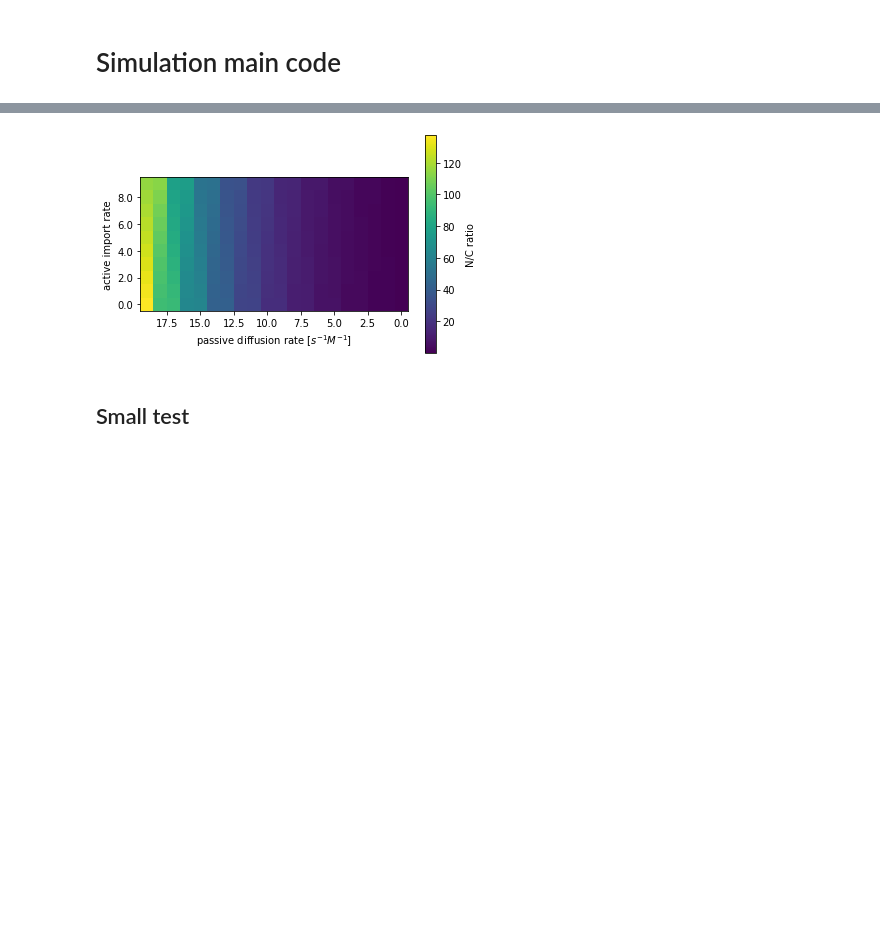
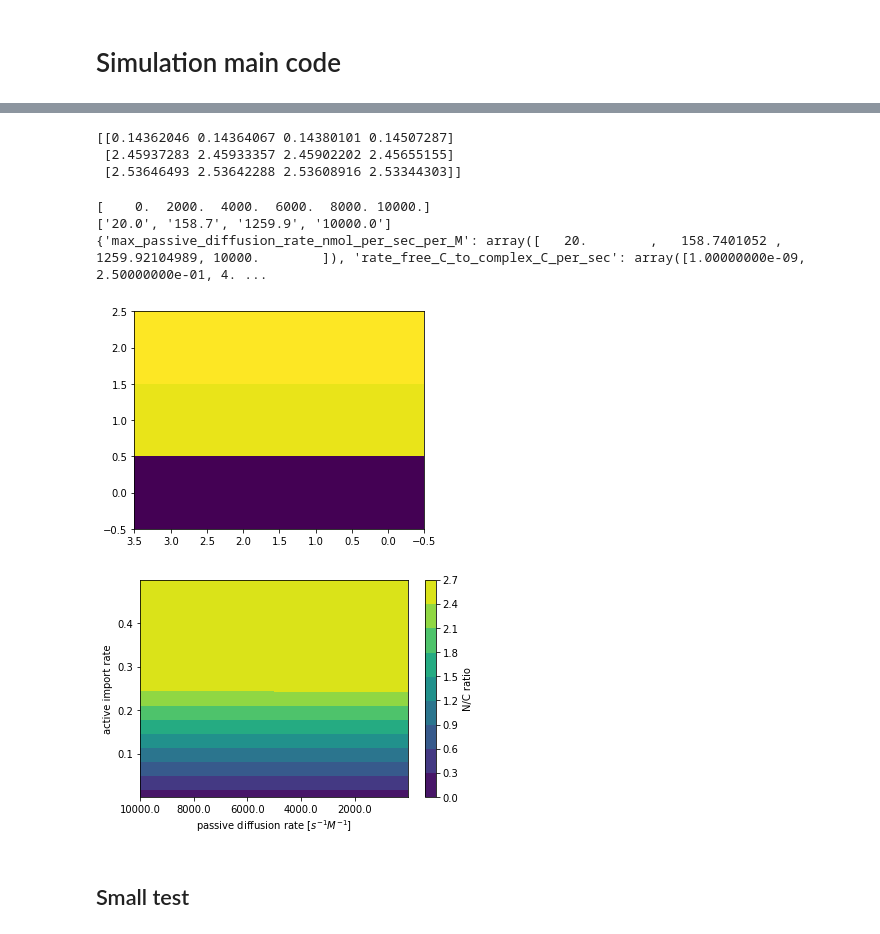
Before and after one commit to ravehlab/npctransport_kinetic, a Jupyter notebook: NPC_FLIP_simulations.ipynb, the cells around one changed output, grey strips where cells are left out. Saved outputs shown, nothing was run; the diff lists cells and outputs as text; code cells hidden in the pictures; blank space fills up the shorter version.

```diff
--- a/NPC_FLIP_simulations.ipynb
+++ b/NPC_FLIP_simulations.ipynb
@@ -813,6 +818,8 @@ def get_N_to_C_ratios(stats_grids, v_N_L, v_C_L):
     nCs= stats_grids["complexL_C"]+stats_grids["freeL_C"]+stats_grids["complexU_C"]+stats_grids["freeU_C"]
     ratios= (nNs/v_N_L) / (nCs/v_C_L)
     return ratios
-ratios= get_N_to_C_ratios(stats_grids,
-                          v_N_L= ts.get_v_N_L(),
-                          v_C_L= ts.get_v_C_L())
+
+param_range, stats_grids= map_param_grid(nx= 4,
+                                        ny= 3,
+                                        is_reset=True,
+                                        equilibration_time_sec= 300.0)
@@ -819,25 +842,51 @@ ratios= get_N_to_C_ratios(stats_grids,
+# %%
+ratios= get_N_to_C_ratios(stats_grids,
+                          v_N_L= ts.get_v_N_L(),
+                          v_C_L= ts.get_v_C_L())
+print(ratios)
+# %% [output]
+[[0.14362046 0.14364067 0.14380101 0.14507287]
+ [2.45937283 2.45933357 2.45902202 2.45655155]
+ [2.53646493 2.53642288 2.53608916 2.53344303]]
 # %%
 import matplotlib.ticker as mtick
-
-plt.imshow(ratios)
+x_meshgrid, y_meshgrid = np.meshgrid(param_range["max_passive_diffusion_rate_nmol_per_sec_per_M"],
+                                     param_range["rate_free_C_to_complex_C_per_sec"])
+plt.figure()
+ax=plt.gca()
+ax.imshow(ratios)
+xlim= ax.get_xlim()
+ylim= ax.get_ylim()
+ax.set_xlim(xlim[1], xlim[0])
+ax.set_ylim(ylim[1], ylim[0])
+plt.figure()
+plt.contourf(x_meshgrid, y_meshgrid, ratios)
 ax= plt.gca()
 ax.set_xlabel(r"passive diffusion rate [$s^{-1} M^{-1}$]")
 ax.set_ylabel("active import rate")
 xlim= ax.get_xlim()
 ylim= ax.get_ylim()
 ax.set_xlim(xlim[1], xlim[0])
-ax.set_ylim(ylim[1], ylim[0])
-ax.set_xticklabels(param_range["max_passive_diffusion_rate_nmol_per_sec_per_M"])
-ax.set_yticklabels(param_range["rate_free_C_to_complex_C_per_sec"])
-ax.xaxis.set_major_formatter(mtick.FormatStrFormatter("%.1f"))
-ax.yaxis.set_major_formatter(mtick.FormatStrFormatter("%.1f"))
+#ax.set_ylim(ylim[1], ylim[0])
+print(ax.get_xticks())
+#ax.set_xticklabels(["{:.1f}".format(xtick) for xtick in param_range["max_passive_diffusion_rate_nmol_per_sec_per_M"]])
+#ax.set_yticklabels(["{:.2f}".format(ytick) for ytick in param_range["rate_free_C_to_complex_C_per_sec"]])
 cb = plt.colorbar(label="N/C ratio")
 ticks = cb.get_ticks()
 cb.set_ticks(ticks)
 
+ax.xaxis.set_major_formatter(mtick.FormatStrFormatter("%.1f"))
+ax.yaxis.set_major_formatter(mtick.FormatStrFormatter("%.1f"))
+
 #cb.set_ticklabels([f'{tick:.0e}' for tick in np.exp(ticks)])
+print(["{:.1f}".format(xtick) for xtick in param_range["max_passive_diffusion_rate_nmol_per_sec_per_M"]])
+print(param_range)
 # %% [output]
+[    0.  2000.  4000.  6000.  8000. 10000.]
+['20.0', '158.7', '1259.9', '10000.0']
+{'max_passive_diffusion_rate_nmol_per_sec_per_M': array([   20.        ,   158.7401052 ,  1259.92104989, 10000.        ]), 'rate_free_C_to_complex_C_per_sec': array([1.00000000e-09, 2.50000000e-01, 4. ...
-[figure, old version]
+[figure, new version]
+[figure, added]
 # %% [markdown]
 ## Small test
 # %%
```
Also changed, not shown: parts of 9 cells of this notebook, 1 other file.
